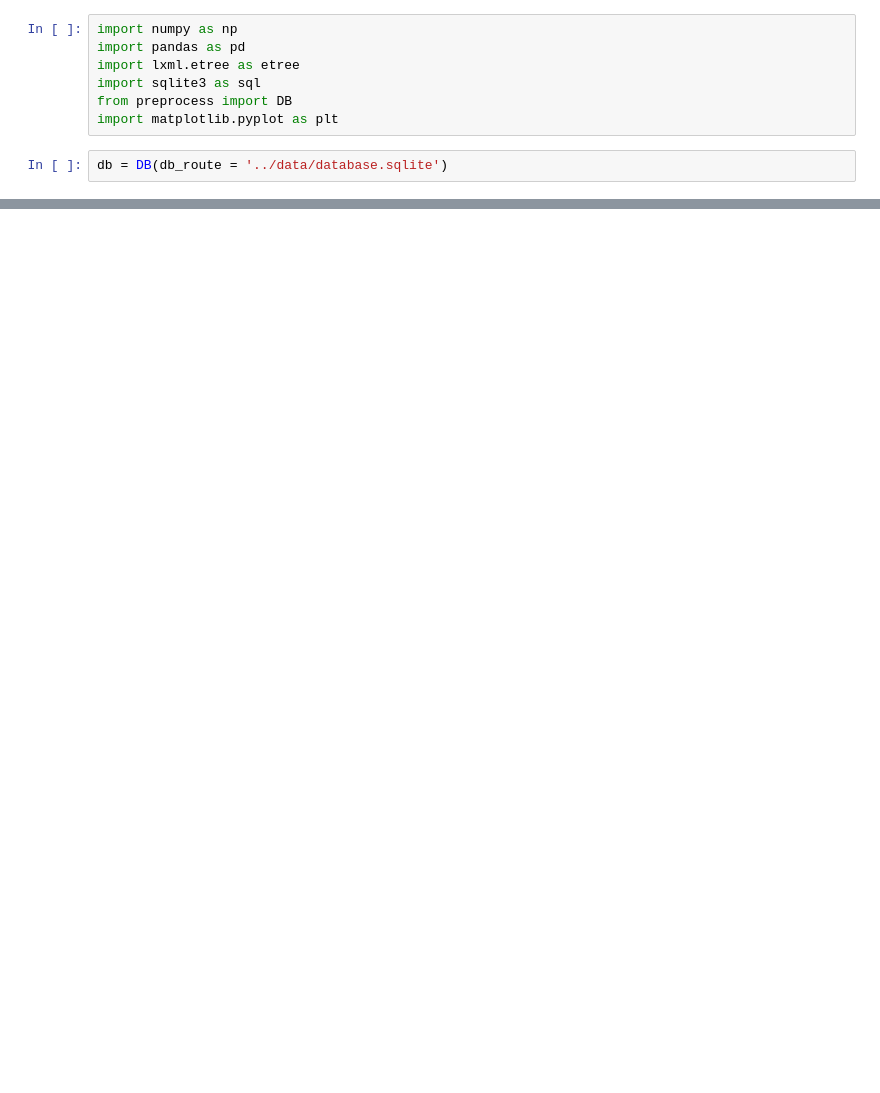
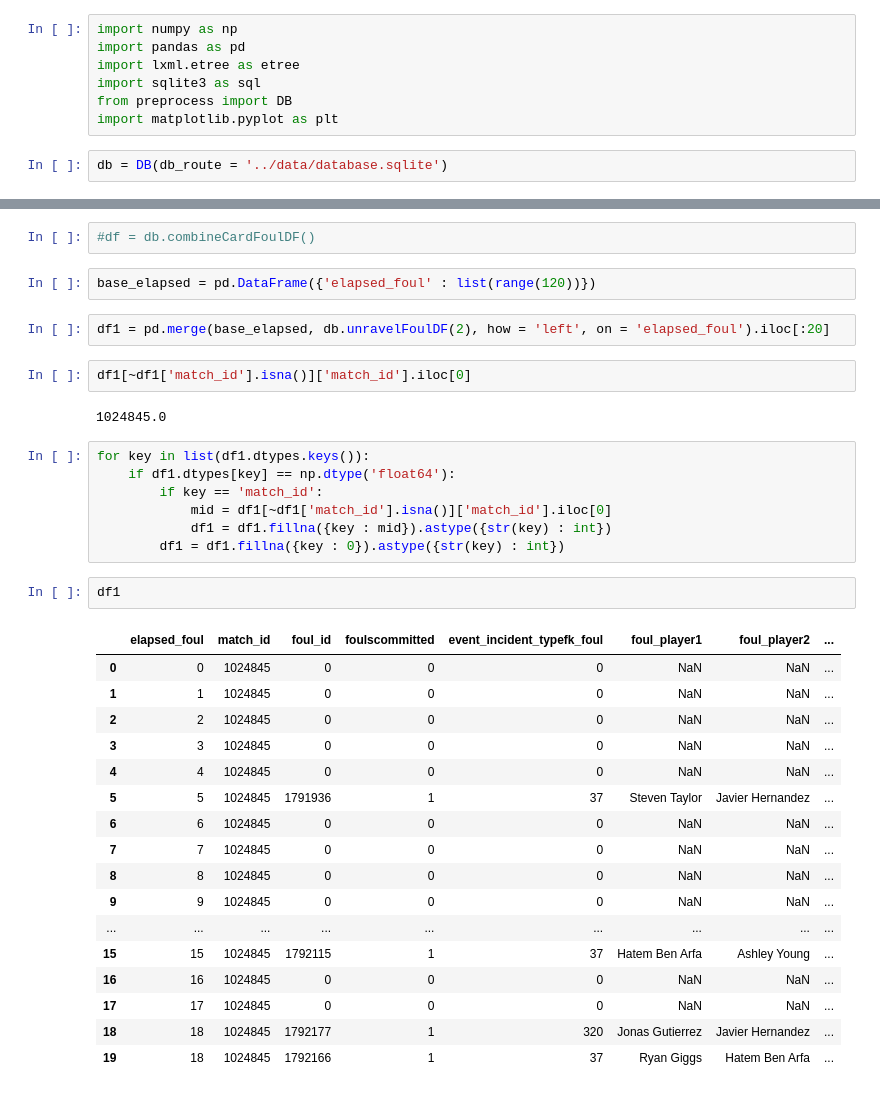
Before and after one commit to kcelebi/euro-football-officials-ML, a Jupyter notebook: pysrc/EDA_v1.ipynb, the cells around one changed output, grey strips where cells are left out. Drawn from its saved outputs; the diff is of its cells as text; blank space fills up the shorter version.

Commit message:
some merge_asof progress

```diff
--- a/pysrc/EDA_v1.ipynb
+++ b/pysrc/EDA_v1.ipynb
@@ -37,0 +10,37 @@ cards0
+# %%
+#df = db.combineCardFoulDF()
+# %%
+base_elapsed = pd.DataFrame({'elapsed_foul' : list(range(120))})
+# %%
+df1 = pd.merge(base_elapsed, db.unravelFoulDF(2), how = 'left', on = 'elapsed_foul').iloc[:20]
+# %%
+df1[~df1['match_id'].isna()]['match_id'].iloc[0]
+# %% [output]
+1024845.0
+# %%
+for key in list(df1.dtypes.keys()):
+    if df1.dtypes[key] == np.dtype('float64'):
+        if key == 'match_id':
+            mid = df1[~df1['match_id'].isna()]['match_id'].iloc[0]
+            df1 = df1.fillna({key : mid}).astype({str(key) : int})
+        df1 = df1.fillna({key : 0}).astype({str(key) : int})
+# %%
+df1
+# %% [output]
+|  | elapsed_foul | match_id | foul_id | foulscommitted | event_incident_typefk_foul | foul_player1 | foul_player2 | ... |
+| 0 | 0 | 1024845 | 0 | 0 | 0 | NaN | NaN | ... |
+| 1 | 1 | 1024845 | 0 | 0 | 0 | NaN | NaN | ... |
+| 2 | 2 | 1024845 | 0 | 0 | 0 | NaN | NaN | ... |
+| 3 | 3 | 1024845 | 0 | 0 | 0 | NaN | NaN | ... |
+| 4 | 4 | 1024845 | 0 | 0 | 0 | NaN | NaN | ... |
+| 5 | 5 | 1024845 | 1791936 | 1 | 37 | Steven Taylor | Javier Hernandez | ... |
+| 6 | 6 | 1024845 | 0 | 0 | 0 | NaN | NaN | ... |
+| 7 | 7 | 1024845 | 0 | 0 | 0 | NaN | NaN | ... |
+| 8 | 8 | 1024845 | 0 | 0 | 0 | NaN | NaN | ... |
+| 9 | 9 | 1024845 | 0 | 0 | 0 | NaN | NaN | ... |
+| ... | ... | ... | ... | ... | ... | ... | ... | ... |
+| 15 | 15 | 1024845 | 1792115 | 1 | 37 | Hatem Ben Arfa | Ashley Young | ... |
+| 16 | 16 | 1024845 | 0 | 0 | 0 | NaN | NaN | ... |
+| 17 | 17 | 1024845 | 0 | 0 | 0 | NaN | NaN | ... |
+| 18 | 18 | 1024845 | 1792177 | 1 | 320 | Jonas Gutierrez | Javier Hernandez | ... |
+| 19 | 18 | 1024845 | 1792166 | 1 | 37 | Ryan Giggs | Hatem Ben Arfa | ... |
```
Also changed, not shown: parts of 7 cells of this notebook, 1 other file.
